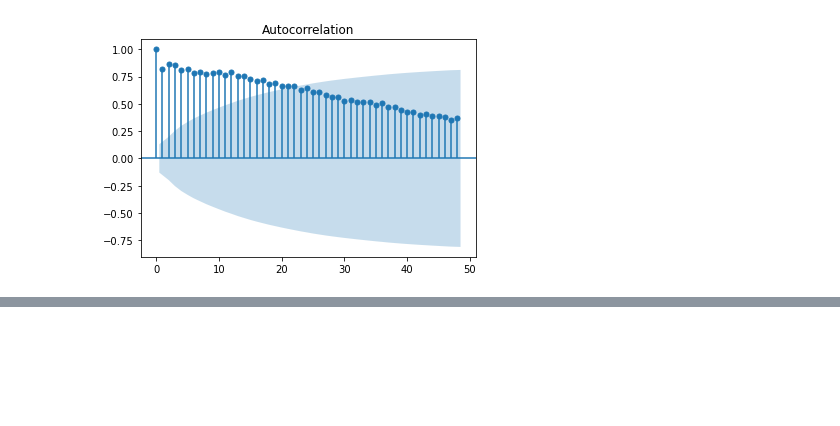
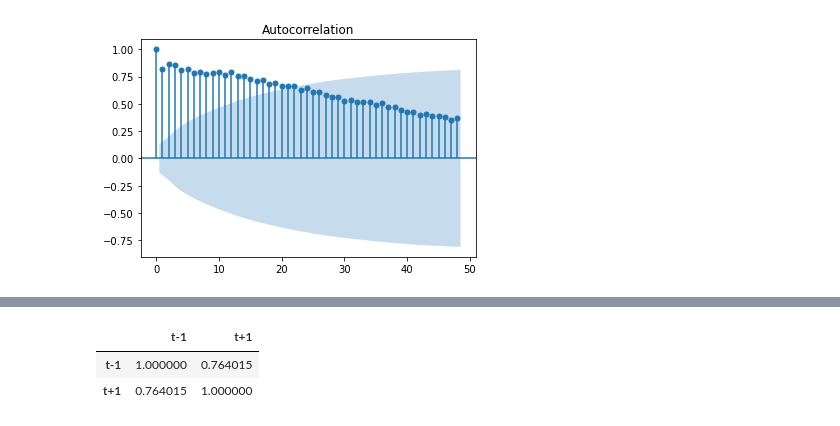
Before and after one commit to lauramsfernandes/BrazilianGasMarket, a Jupyter notebook: naturalGas_Forecast.ipynb, the cells around one changed output, grey strips where cells are left out. Saved outputs shown, nothing was run; the diff lists cells and outputs as text; code cells hidden in the pictures; blank space fills up the shorter version.

```diff
--- a/naturalGas_Forecast.ipynb
+++ b/naturalGas_Forecast.ipynb
@@ -71,0 +102,11 @@ sm.graphics.tsa.plot_acf(ts_energy.values.squeeze(), lags=48);
+# %%
+# Month Data Correlation
+values = pd.DataFrame(ts_hydro.values).copy()
+dataframe = pd.concat([values.shift(1), values], axis=1)
+dataframe.columns = ['t-1', 't+1']
+result = dataframe.corr()
+result
+# %% [output]
+|  | t-1 | t+1 |
+| t-1 | 1.000000 | 0.764015 |
+| t+1 | 0.764015 | 1.000000 |
```
Also changed, not shown: parts of 4 cells of this notebook.
